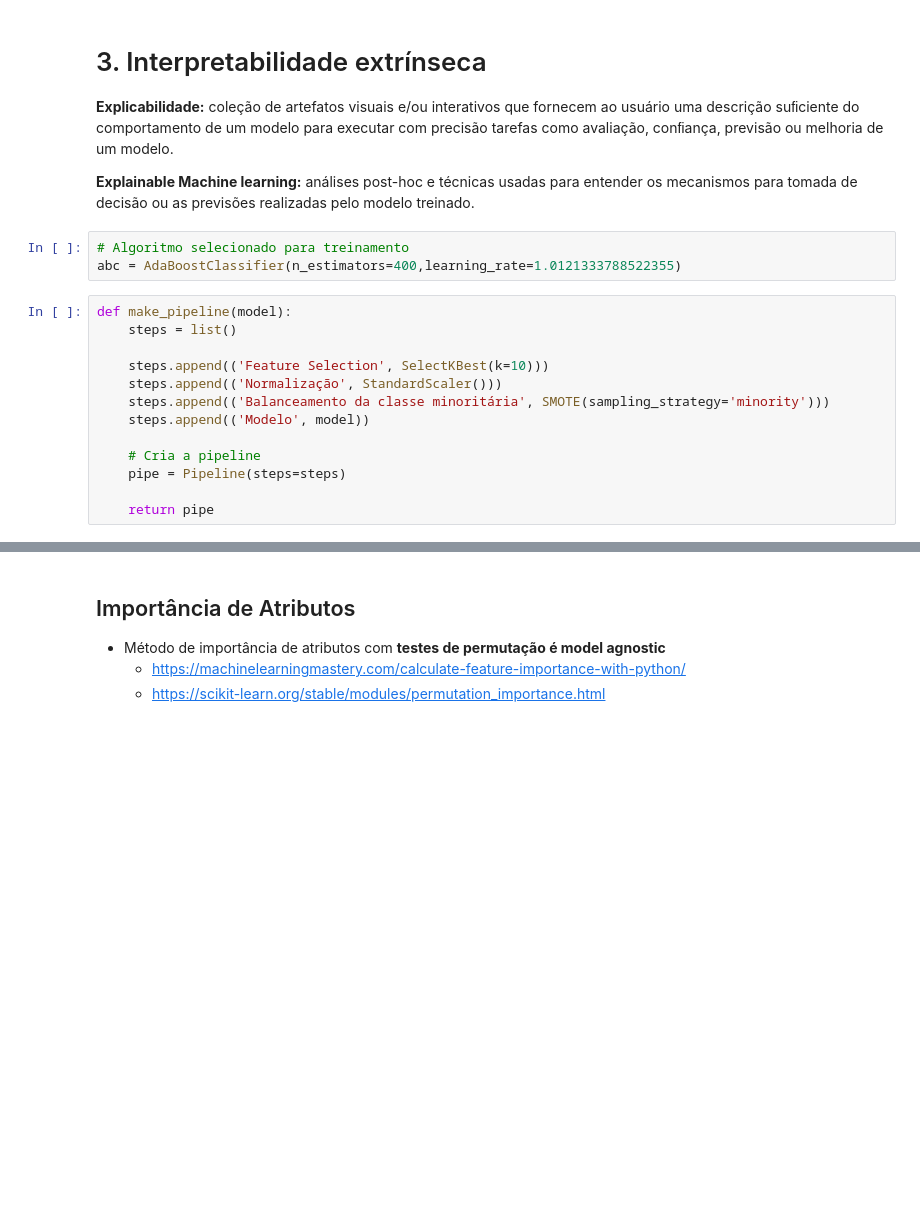
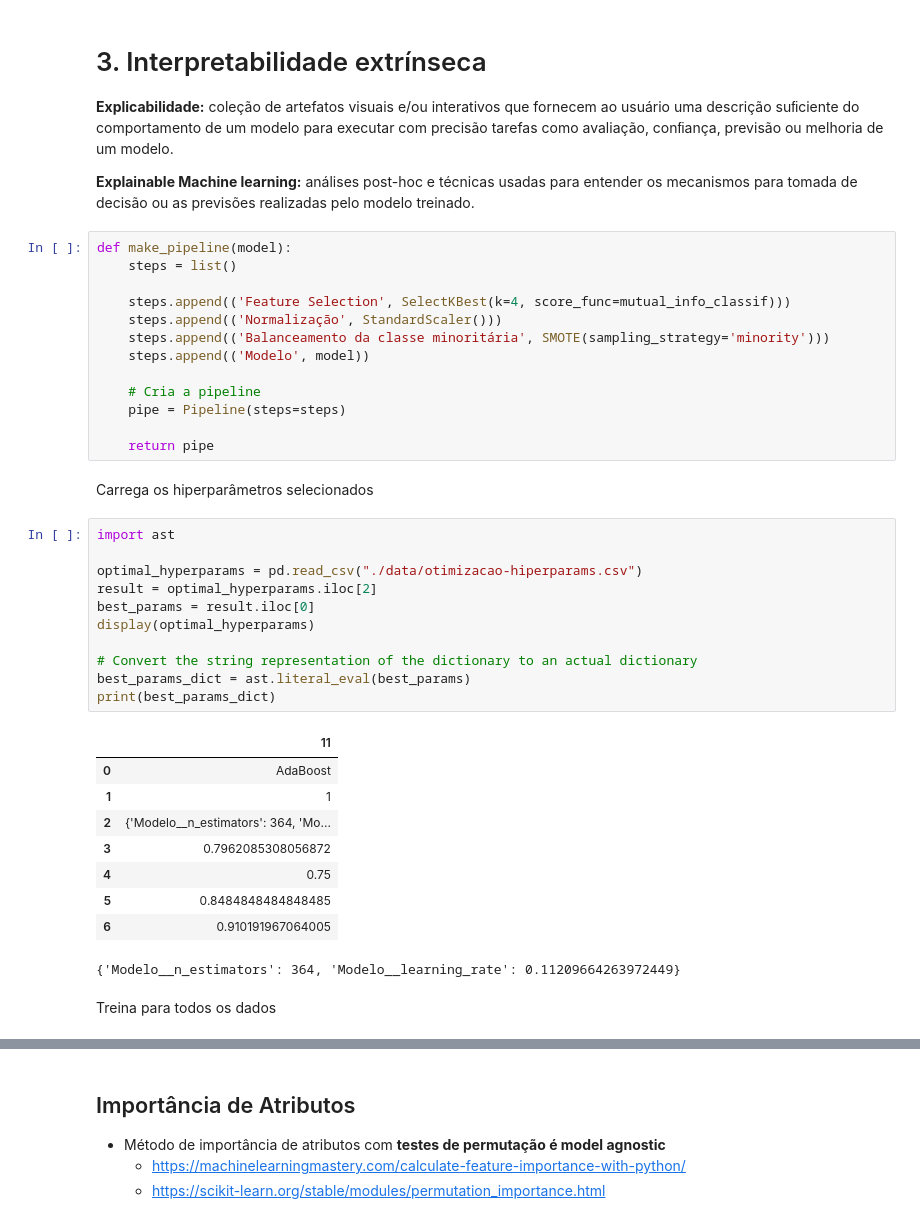
Before and after one commit to leonardoazzi/ipp-student-dropout, a Jupyter notebook: src/t2-interpretabilidade.ipynb, the cells around one changed output, grey strips where cells are left out. Saved outputs shown, nothing was run; the diff lists cells and outputs as text; blank space fills up the shorter version.

```diff
--- a/src/t2-interpretabilidade.ipynb
+++ b/src/t2-interpretabilidade.ipynb
@@ -101,14 +124,11 @@ print(X.shape, y.shape)
 um modelo para executar com precisão tarefas como avaliação, conﬁança, previsão ou melhoria de um modelo.
 
 **Explainable Machine learning:** análises post-hoc e técnicas usadas para entender os mecanismos para tomada de decisão ou as previsões realizadas pelo modelo treinado.
-# %%
-# Algoritmo selecionado para treinamento
-abc = AdaBoostClassifier(n_estimators=400,learning_rate=1.0121333788522355)
 # %%
 def make_pipeline(model):
     steps = list()
 
-    steps.append(('Feature Selection', SelectKBest(k=10)))
+    steps.append(('Feature Selection', SelectKBest(k=4, score_func=mutual_info_classif)))
     steps.append(('Normalização', StandardScaler()))
     steps.append(('Balanceamento da classe minoritária', SMOTE(sampling_strategy='minority')))
     steps.append(('Modelo', model))
@@ -117,3 +137,28 @@ def make_pipeline(model):
     pipe = Pipeline(steps=steps)
 
     return pipe
+# %% [markdown]
+Carrega os hiperparâmetros selecionados
+# %%
+import ast
+
+optimal_hyperparams = pd.read_csv("./data/otimizacao-hiperparams.csv")
+result = optimal_hyperparams.iloc[2]
+best_params = result.iloc[0]
+display(optimal_hyperparams)
+
+# Convert the string representation of the dictionary to an actual dictionary
+best_params_dict = ast.literal_eval(best_params)
+print(best_params_dict)
+# %% [output]
+|  | 11 |
+| 0 | AdaBoost |
+| 1 | 1 |
+| 2 | {'Modelo__n_estimators': 364, 'Mo... |
+| 3 | 0.7962085308056872 |
+| 4 | 0.75 |
+| 5 | 0.8484848484848485 |
+| 6 | 0.910191967064005 |
+{'Modelo__n_estimators': 364, 'Modelo__learning_rate': 0.11209664263972449}
+# %% [markdown]
+Treina para todos os dados
```
Also changed, not shown: parts of 13 cells of this notebook.
